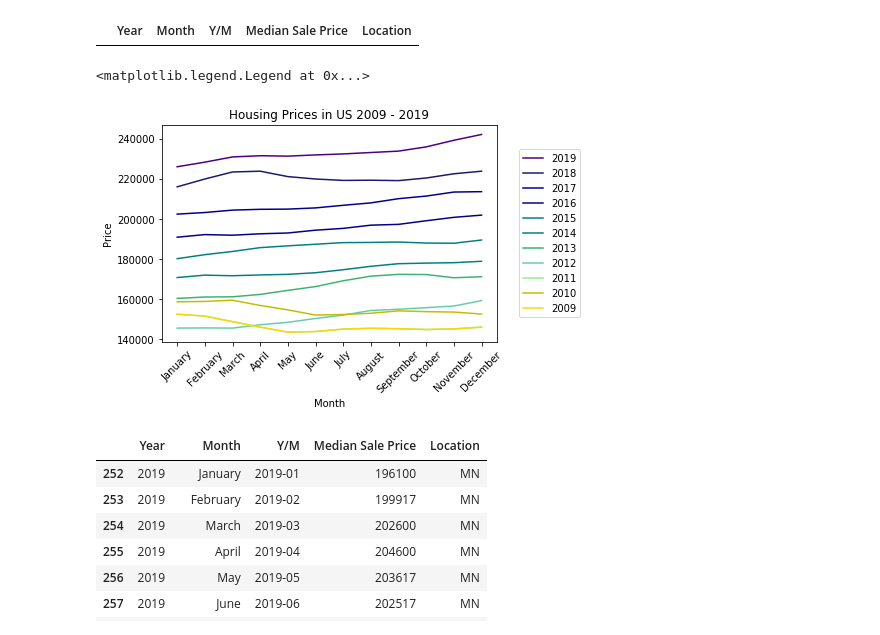
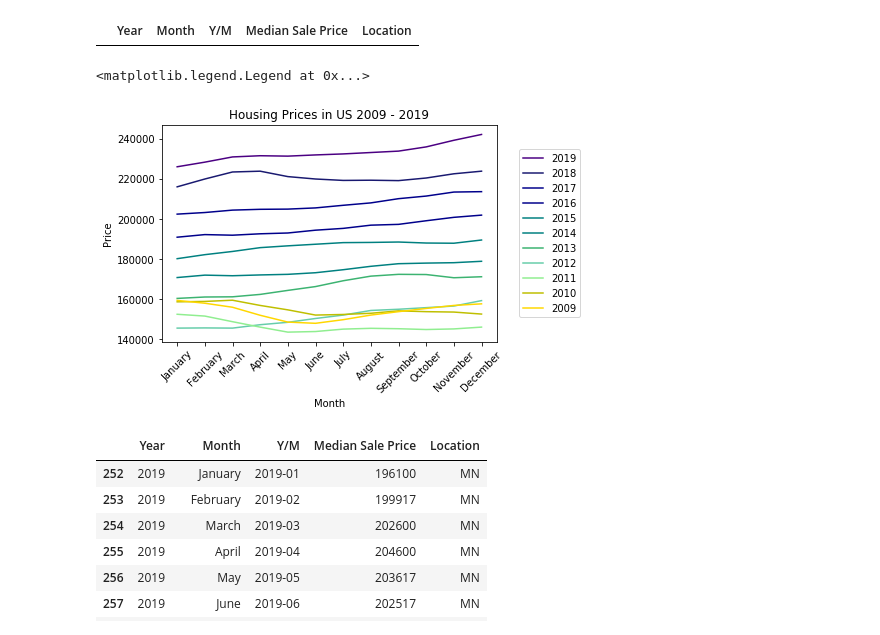
Before and after one commit to emobes22/project-one, a Jupyter notebook: Project_1_EM.ipynb, the cells around one changed output. Drawn from its saved outputs; the diff is of its cells as text; code cells hidden in the pictures.

```diff
--- a/Project_1_EM.ipynb
+++ b/Project_1_EM.ipynb
@@ -146,35 +120,35 @@ yaxis_2010_usa = df_2010_usa["Median Sale Price"]
 xaxis_2009_usa = df_2009_usa["Month"]
 yaxis_2009_usa = df_2009_usa["Median Sale Price"]
 
 
 
 #Plots line charts, adds colors for lines and creates labels for each line for the legend
 line1 = plt.plot(xaxis_2019_usa,yaxis_2019_usa, label = "2019", color = "indigo")
 line2 = plt.plot(xaxis_2018_usa,yaxis_2018_usa, label = "2018", color = "midnightblue")
 line3 = plt.plot(xaxis_2017_usa,yaxis_2017_usa, label = "2017", color = "darkblue")
 line4 = plt.plot(xaxis_2016_usa,yaxis_2016_usa, label = "2016", color = "darkblue")
 line5 = plt.plot(xaxis_2015_usa,yaxis_2015_usa, label = "2015", color = "teal")
 line6 = plt.plot(xaxis_2014_usa,yaxis_2014_usa, label = "2014", color = "teal")
 line7 = plt.plot(xaxis_2013_usa,yaxis_2013_usa, label = "2013", color = "mediumseagreen")
 line8 = plt.plot(xaxis_2012_usa,yaxis_2012_usa, label = "2012", color = "mediumaquamarine")
 line9 = plt.plot(xaxis_2011_usa,yaxis_2011_usa, label = "2011", color = "lightgreen")
 line10 = plt.plot(xaxis_2010_usa,yaxis_2010_usa, label = "2010", color = "y")
-line11 = plt.plot(xaxis_2011_usa,yaxis_2011_usa, label = "2009", color = "gold")
+line11 = plt.plot(xaxis_2009_usa,yaxis_2009_usa, label = "2009", color = "gold")
 
 #rotates x-axis diagnoally to squeeze more information in
 plt.xticks(rotation=45)
 
 #Create title for graph
 plt.title("Housing Prices in US 2009 - 2019")
 #Create lables for graph
 plt.xlabel("Month")
 plt.ylabel("Price")
 
 #Creates legend for line chart
 plt.legend(bbox_to_anchor=(1.25, .5), loc='right', borderaxespad=0.)
 # %% [output]
 <matplotlib.legend.Legend at 0x...>
-[figure, old version]
+[figure, new version]
 # %%
 df_2019_mn
 # %% [output]
```
Also changed, not shown: parts of 6 cells of this notebook.
